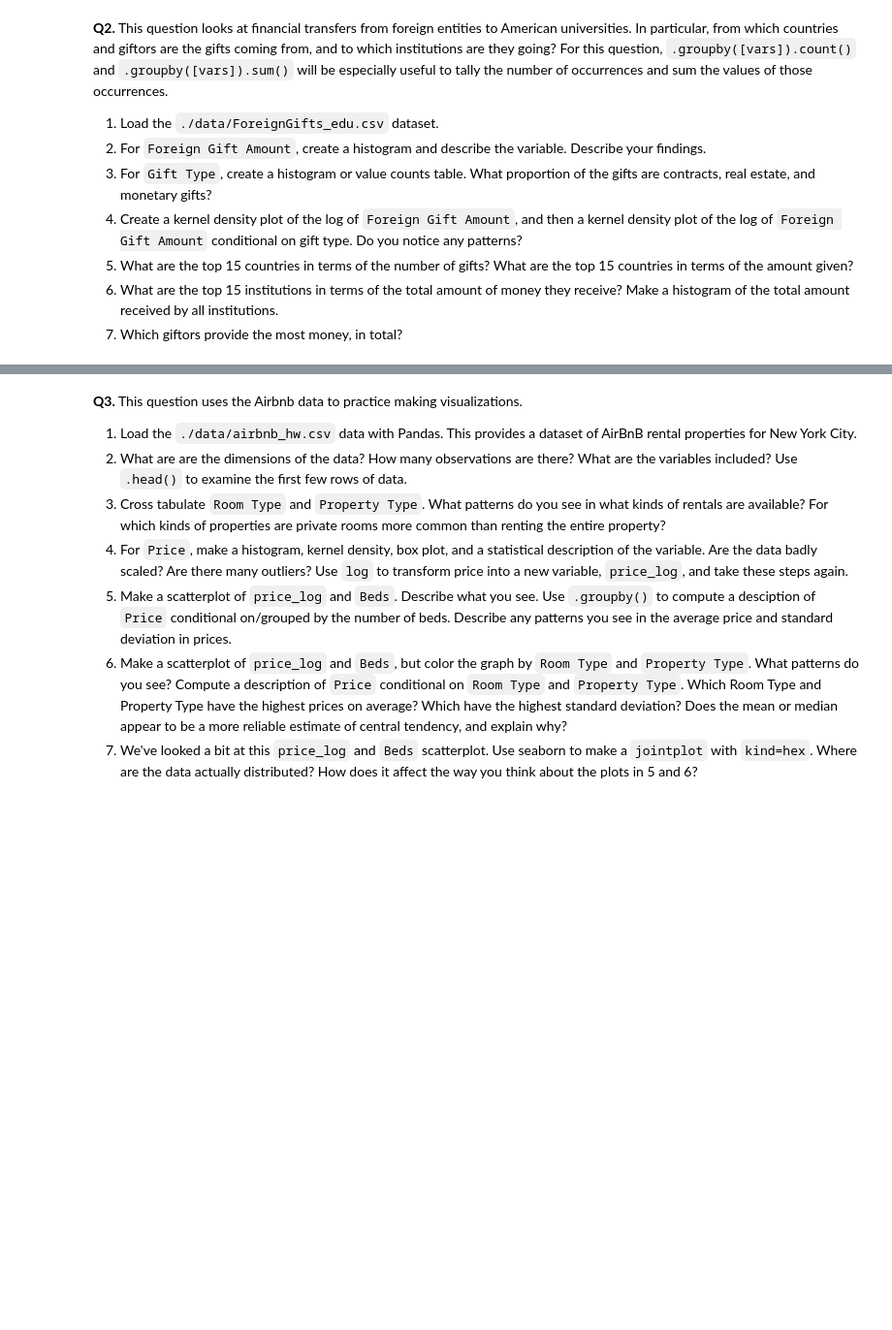
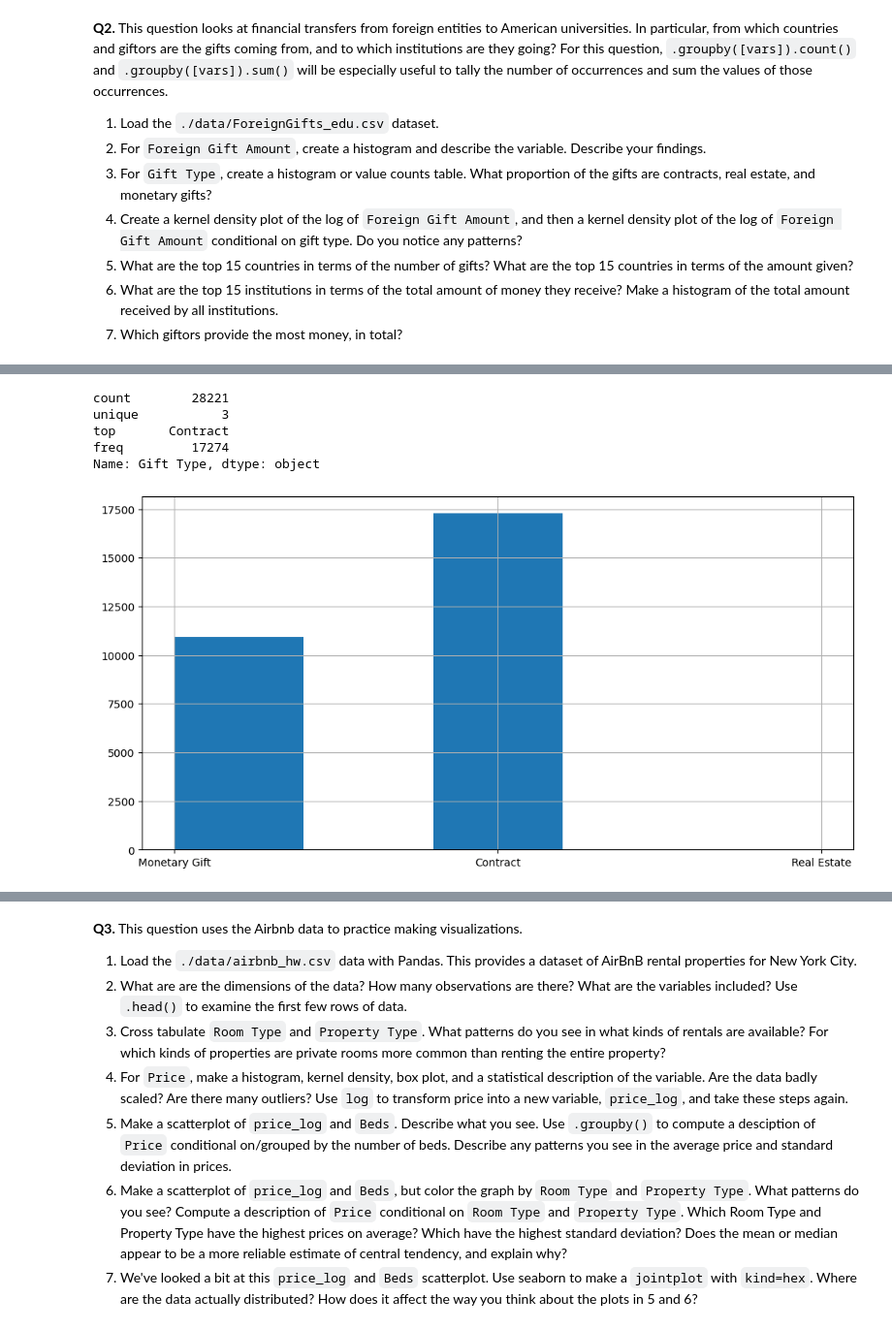
Before and after one commit to yuthimreddy/EDA_HW03, a Jupyter notebook: assignment/assignment.ipynb, the cells around one changed output, grey strips where cells are left out. Shown at 97% size. Drawn from its saved outputs; the diff is of its cells as text; code cells hidden in the pictures; blank space fills up the shorter version.

```diff
--- a/assignment/assignment.ipynb
+++ b/assignment/assignment.ipynb
@@ -34,0 +67,11 @@ It can be very helpful to understand some basic properties of these statistics.
+# %%
+# histogram for 'Gift Type'
+df['Gift Type'].hist(bins = 5, figsize=(12, 6), grid = True)
+print(df['Gift Type'].describe())
+# %% [output]
+count        28221
+unique           3
+top       Contract
+freq         17274
+Name: Gift Type, dtype: object
+[figure, added]
```
Also changed, not shown: parts of 21 cells of this notebook, 2 other files.
